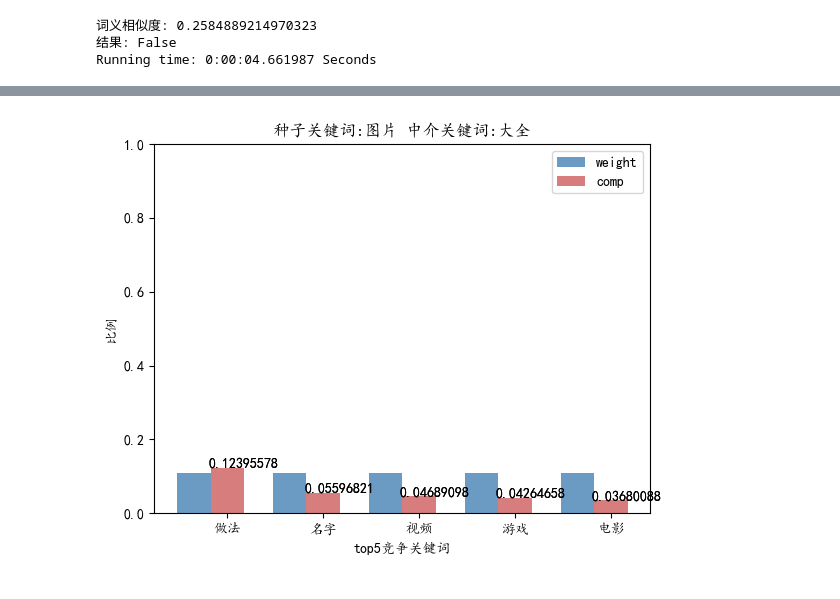
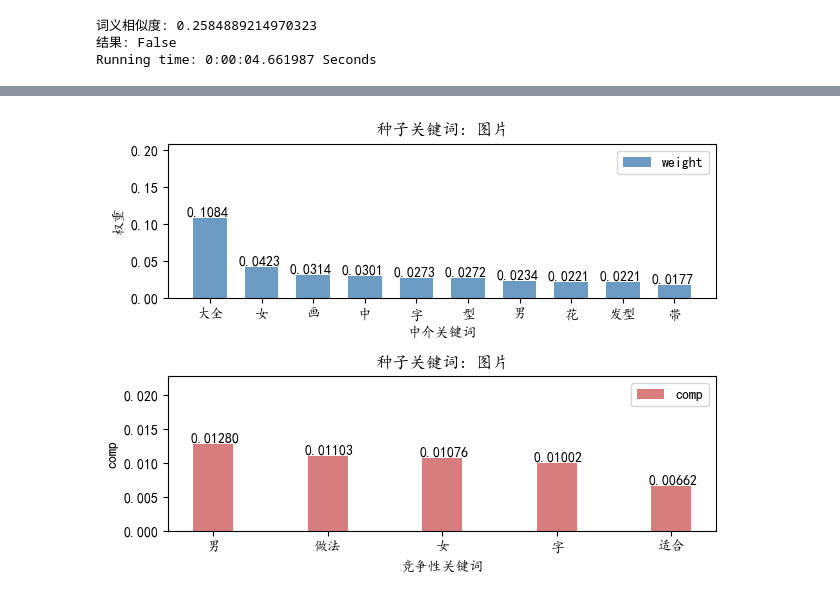
Before and after one commit to wangprocess/Py-CompKey-Alg, a Jupyter notebook: experiment1.ipynb, the cells around one changed output, grey strips where cells are left out. Drawn from its saved outputs; the diff is of its cells as text; code cells hidden in the pictures.

```diff
--- a/experiment1.ipynb
+++ b/experiment1.ipynb
@@ -794,63 +902,105 @@ Running time: 0:00:04.661987 Seconds
 import matplotlib.pyplot as plt
 import numpy as np
 
+def get_agencywords(seedword):
+    agencywords_list=[]
+    agencywords_data = open('./seedwords_agencywords/agency_words/seedword_'+seedword+'.txt', encoding = 'utf-8')
+    line_count = 0
+    for line in agencywords_data:
+        data = line.split("||")
+        word = data[0][4:]
+        if word == seedword:
+            continue      #该关键词是种子关键词，则丢弃
+        elif word_similarity(seedword,word):
+            continue      #将相似度很高的词进行剔除
+        agencywords_list.append(word)
 
+        line_count += 1
+        if line_count >= 10:
+            break  # 达到10行后退出循环
+    return agencywords_list
 # 种子关键字选择
 seedword = "图片"
-# 中介关键词选择
-agencyword = "大全"
 
-filename = './result/seedword_'+seedword+'/agencyword_ '+agencyword+ '.txt'
 
 comp_list = []
 compkey_list = []
+
+agencywords_list = []
 weight_list = []
 
-# 获取weight
-with open('./seedwords_agencywords/agency_words/seedword_'+seedword+'.txt', 'r', encoding='utf-8') as file:
-        for record in file:
-            info = record.split("||")
-            if info[0][4:] == agencyword:
-                print(float(info[2][8:]))
-                weight_list.append(float(info[2][8:]))
+# 获取agencyword中介关键词和相应的权重
+agencywords_list = get_agencywords(seedword)
+for agencyword in agencywords_list:
+        with open('./seedwords_agencywords/agency_words/seedword_'+seedword+'.txt', 'r', encoding='utf-8') as file:
+            for record in file:
+                info = record.split("||")
+                if info[0][4:] == agencyword:
+                    weight_value = float(info[2][8:])
+                    weight_list.append(weight_value)
 
 
 # 获取comp
-with open(filename, 'r', encoding='utf-8') as file:
+with open('./comp/seedword_'+seedword+'.txt', 'r', encoding='utf-8') as file:
+        count = 0
         for record in file:
             info = record.split("||")
-            print(info[3][5:])
-            comp_list.append(float(info[3][5:]))
-            compkey_list.append(info[2][6:])
+            comp_list.append(float(info[1][5:]))
+            compkey_list.append(info[0][6:])
+            count += 1
+            if count == 5:
+                break
 
 # 构建数据
-bar_width = 0.35
+bar_width = 0.65
 
 # 中文乱码的处理
 plt.rcParams['font.sans-serif'] =["KaiTi"]
 plt.rcParams['axes.unicode_minus'] = False
+plt.subplot(2, 1, 1)  # 2行1列的子图，选择第1个子图
+# 绘图,先绘制中介词和权重的图像
+plt.bar(np.arange(10), weight_list, label = 'weight', color = 'steelblue', alpha = 0.8, width = bar_width)
 
-# 绘图
-plt.bar(np.arange(5), weight_list, label = 'weight', color = 'steelblue', alpha = 0.8, width = bar_width)
-plt.bar(np.arange(5)+bar_width, comp_list, label = 'comp', color = 'indianred', alpha = 0.8, width = bar_width)
 # 添加轴标签
-plt.xlabel('top5竞争关键词')
-plt.ylabel('比例')
+plt.xlabel('中介关键词')
+plt.ylabel('权重')
 # 添加标题
-plt.title("种子关键词:" + seedword + " 中介关键词:" + agencyword )
+plt.title("种子关键词: " + seedword  )
 # 添加刻度标签
-plt.xticks(np.arange(5)+bar_width,compkey_list)
+plt.xticks(np.arange(10),agencywords_list)
 # 设置Y轴的刻度范围
-plt.ylim([0, 1])
+plt.ylim([0, weight_list[0]+0.1])
 
 # 为每个条形图添加数值标签
-for i,comp in enumerate(comp_list):
-    plt.text(i+bar_width-0.2, comp, '%s' %comp)
+for i,weight in enumerate(weight_list):
+    plt.text(i-bar_width+0.2, weight, '{:.4f}'.format(weight), va='bottom')
 
-for i,comp in enumerate(comp_list):
-    plt.text(i+bar_width-0.2, comp, '%s' %comp)
 # 显示图例
 plt.legend()
+
+
+
+# 构建数据
+bar_width = 0.35
+plt.subplot(2, 1, 2)  # 2行1列的子图，选择第2个子图
+plt.bar(np.arange(5), comp_list, label = 'comp', color = 'indianred', alpha = 0.8, width = bar_width)
+# 添加轴标签
+plt.xlabel('竞争性关键词')
+plt.ylabel('comp')
+# 添加标题
+plt.title("种子关键词: " + seedword  )
+# 添加刻度标签
+plt.xticks(np.arange(5),compkey_list)
+# 设置Y轴的刻度范围
+plt.ylim([0, comp_list[0]+0.01])
+for i,comp in enumerate(comp_list):
+    plt.text(i-0.2, comp, '{:.5f}'.format(comp), va='bottom')
+
+# 显示图例
+plt.legend()
+
+# 调整子图的间距
+plt.tight_layout()
 # 显示图形
 plt.show()
 # %% [output]
@@ -867 +1007 @@ plt.show()
-[figure, old version]
+[figure, new version]
```
Also changed, not shown: parts of 3 cells of this notebook, 1 other file.
